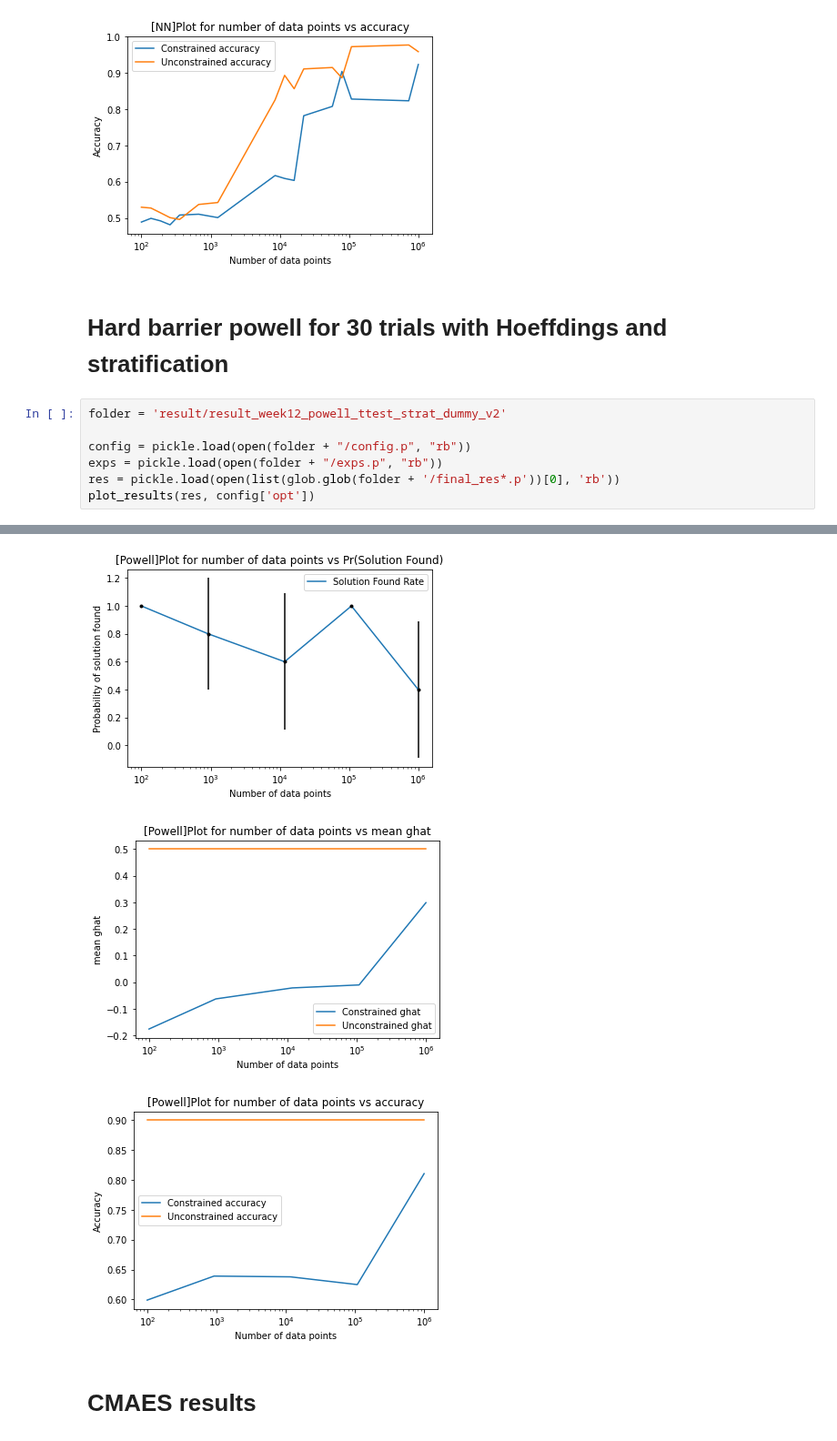
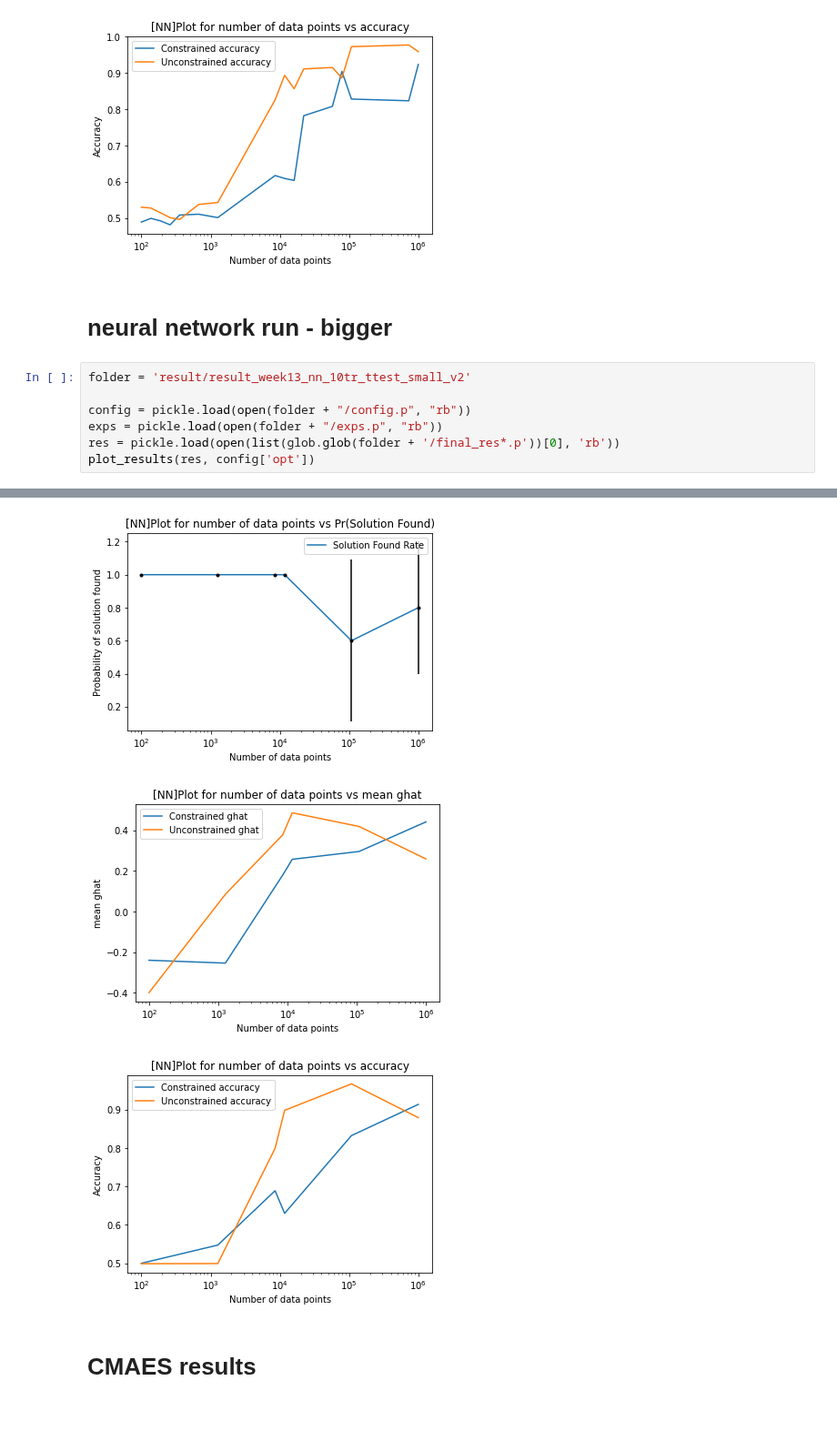
Before and after one commit to hannanabdul55/seldonian-fairness, a Jupyter notebook: Plot_results-plot-week13-nn.ipynb, the cells around one changed output, grey strips where cells are left out. Shown at 91% size. Drawn from its saved outputs; the diff is of its cells as text; blank space fills up the shorter version.

```diff
--- a/Plot_results-plot-week13-nn.ipynb
+++ b/Plot_results-plot-week13-nn.ipynb
@@ -19,10 +19,10 @@ plot_results(res, config['opt'])
 [figure]
 [figure]
 [figure]
-# %% [markdown]
-# Hard barrier powell for 30 trials with Hoeffdings and stratification
+# %% [markdown]
+# neural network run - bigger
 # %%
-folder = 'result/result_week12_powell_ttest_strat_dummy_v2'
+folder = 'result/result_week13_nn_10tr_ttest_small_v2'
 
 config = pickle.load(open(folder + "/config.p", "rb"))
 exps = pickle.load(open(folder + "/exps.p", "rb"))
@@ -33,6 +33,6 @@ plot_results(res, config['opt'])
-[figure, old version]
+[figure, new version]
-[figure, old version]
+[figure, new version]
-[figure, old version]
+[figure, new version]
 # %% [markdown]
 # CMAES results
 # %%
```
Also changed, not shown: parts of 1 cell of this notebook, 3 other files.
